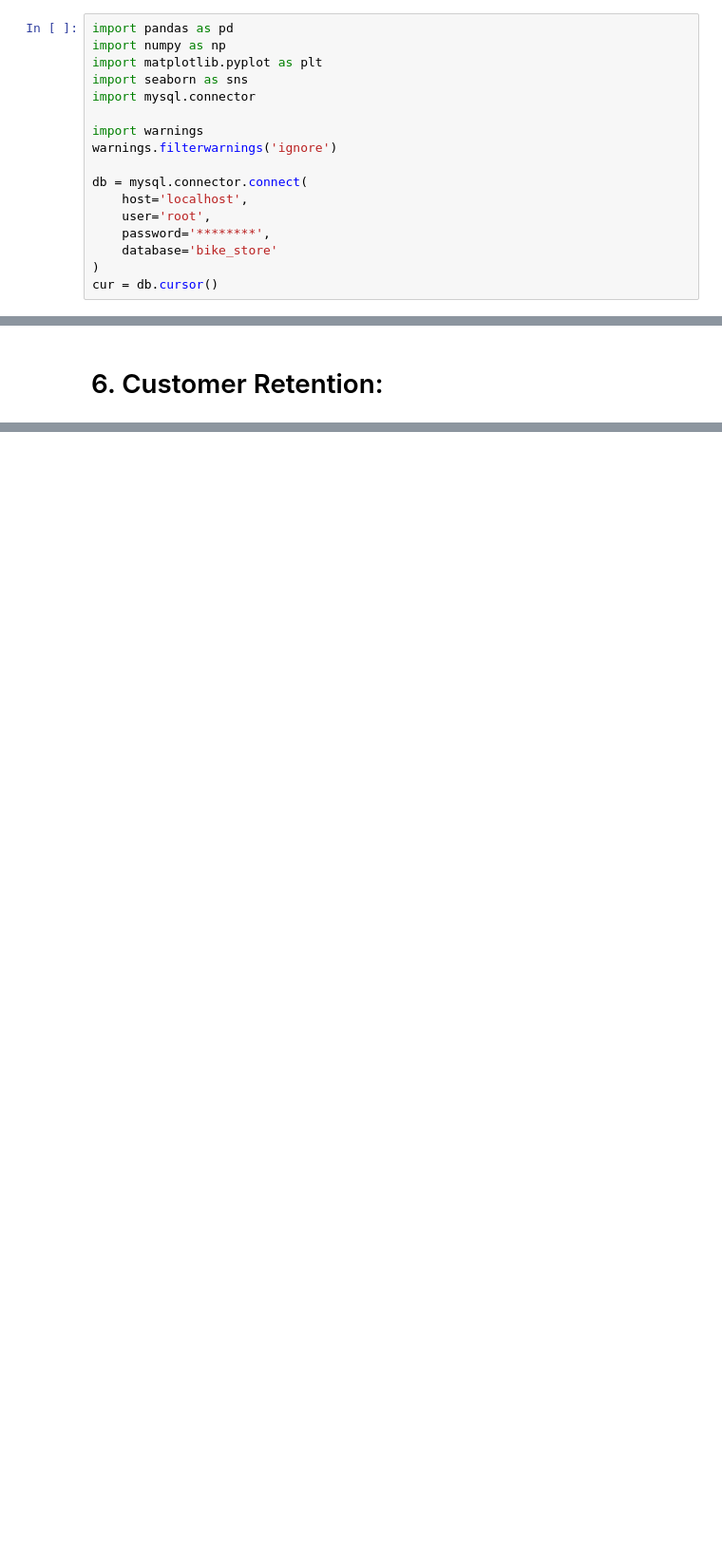
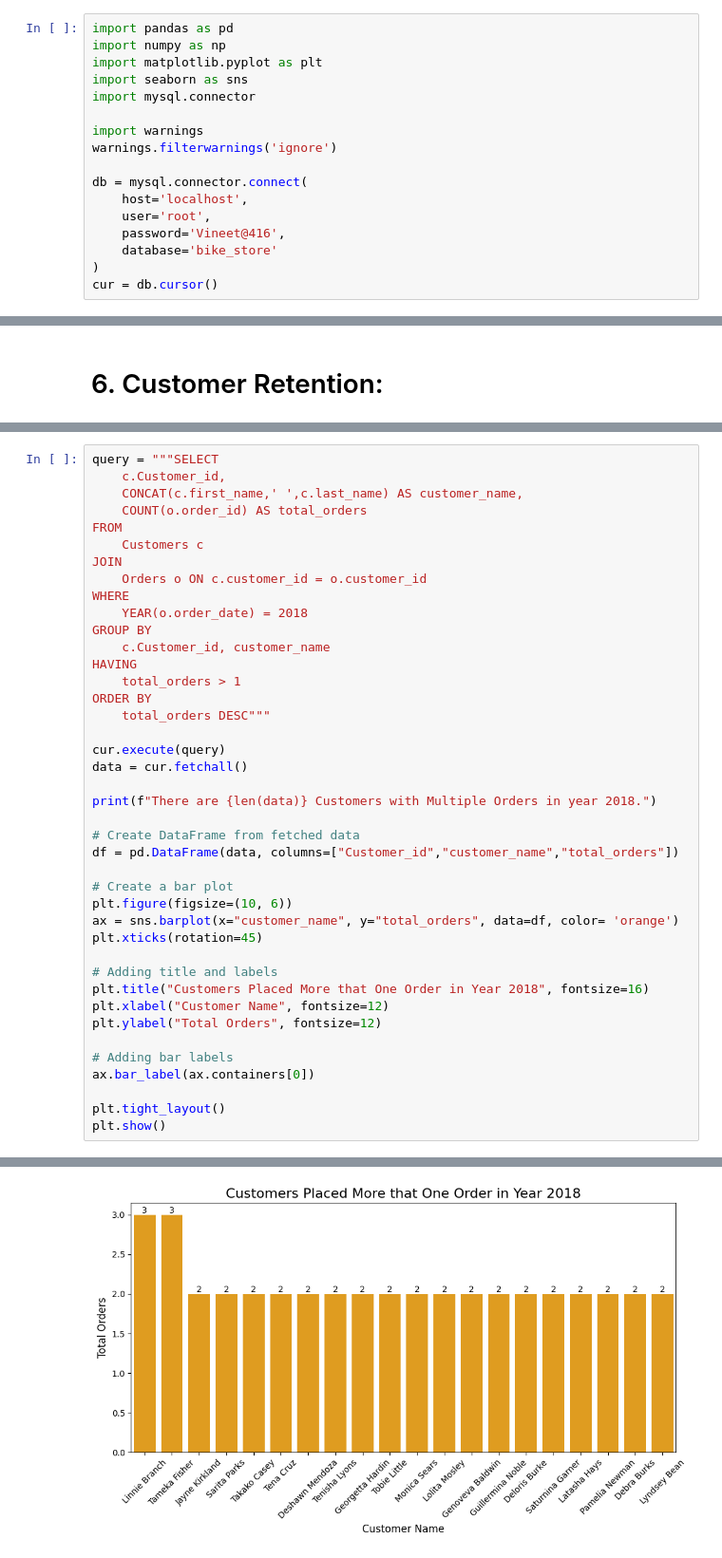
Before and after one commit to vineet416/Bike_Stores_Data_Analysis-SQL, a Jupyter notebook: Bike_Store_Analysis_Visualization.ipynb, the cells around one changed output, grey strips where cells are left out. Shown at 95% size. Cells and saved outputs as stored; diff of their text form; blank space fills up the shorter version.

Commit message:
Jupyter Notebook Visualization using python

```diff
--- a/Bike_Store_Analysis_Visualization.ipynb
+++ b/Bike_Store_Analysis_Visualization.ipynb
@@ -11,7 +11,7 @@ warnings.filterwarnings('ignore')
 db = mysql.connector.connect(
     host='localhost',
     user='root',
-    password='********',
+    password='Vineet@416',
     database='bike_store'
 )
 cur = db.cursor()
@@ -793,0 +773,42 @@ There are 20 Customers with Multiple Orders
+# %%
+query = """SELECT
+    c.Customer_id,
+    CONCAT(c.first_name,' ',c.last_name) AS customer_name,
+    COUNT(o.order_id) AS total_orders
+FROM
+    Customers c
+JOIN
+    Orders o ON c.customer_id = o.customer_id
+WHERE
+    YEAR(o.order_date) = 2018
+GROUP BY
+    c.Customer_id, customer_name
+HAVING
+    total_orders > 1
+ORDER BY
+    total_orders DESC"""
+
+cur.execute(query)
+data = cur.fetchall()
+
+print(f"There are {len(data)} Customers with Multiple Orders in year 2018.")
+
+# Create DataFrame from fetched data
+df = pd.DataFrame(data, columns=["Customer_id","customer_name","total_orders"])
+
+# Create a bar plot
+plt.figure(figsize=(10, 6))
+ax = sns.barplot(x="customer_name", y="total_orders", data=df, color= 'orange')
+plt.xticks(rotation=45)
+
+# Adding title and labels
+plt.title("Customers Placed More that One Order in Year 2018", fontsize=16)
+plt.xlabel("Customer Name", fontsize=12)
+plt.ylabel("Total Orders", fontsize=12)
+
+# Adding bar labels
+ax.bar_label(ax.containers[0])
+
+plt.tight_layout()
+plt.show()
+# %% [output]
@@ -793,0 +816 @@ There are 20 Customers with Multiple Orders
+[figure, added]
```
Also changed, not shown: parts of 3 cells of this notebook.
